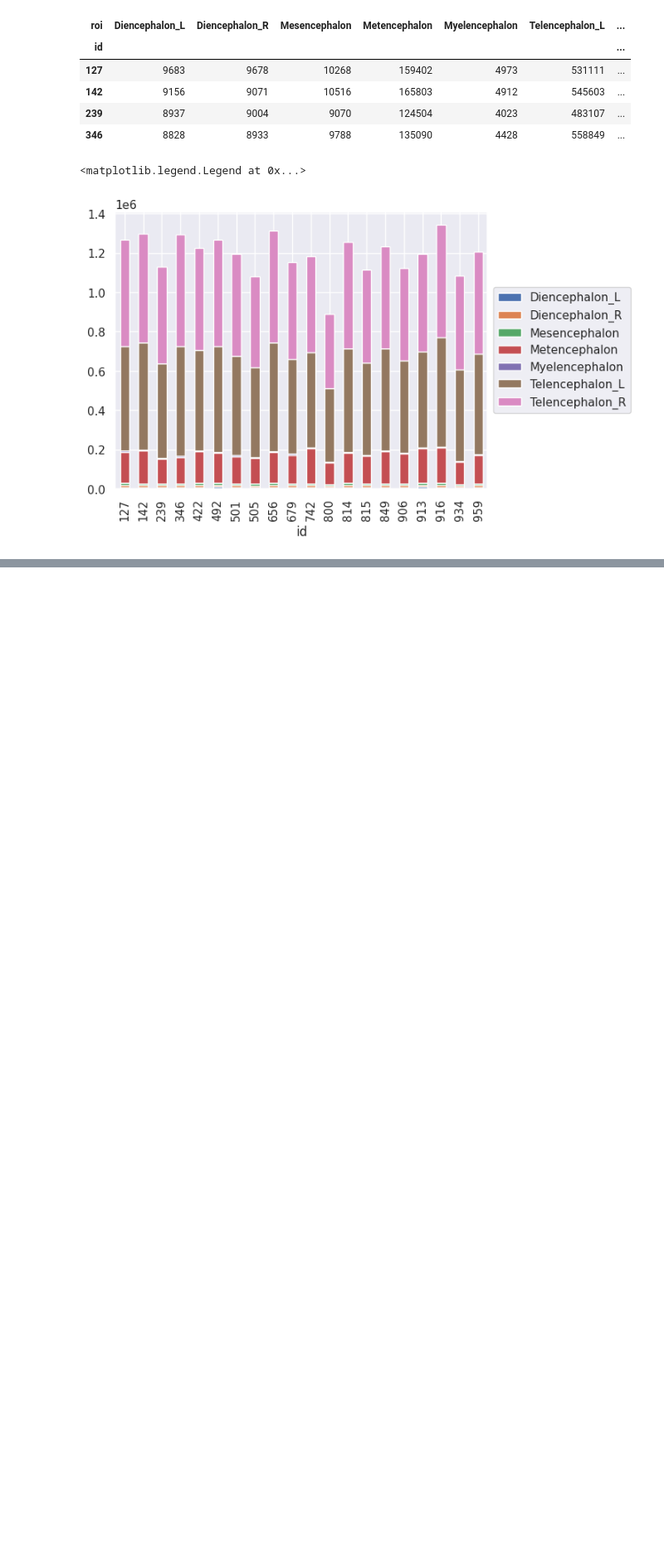
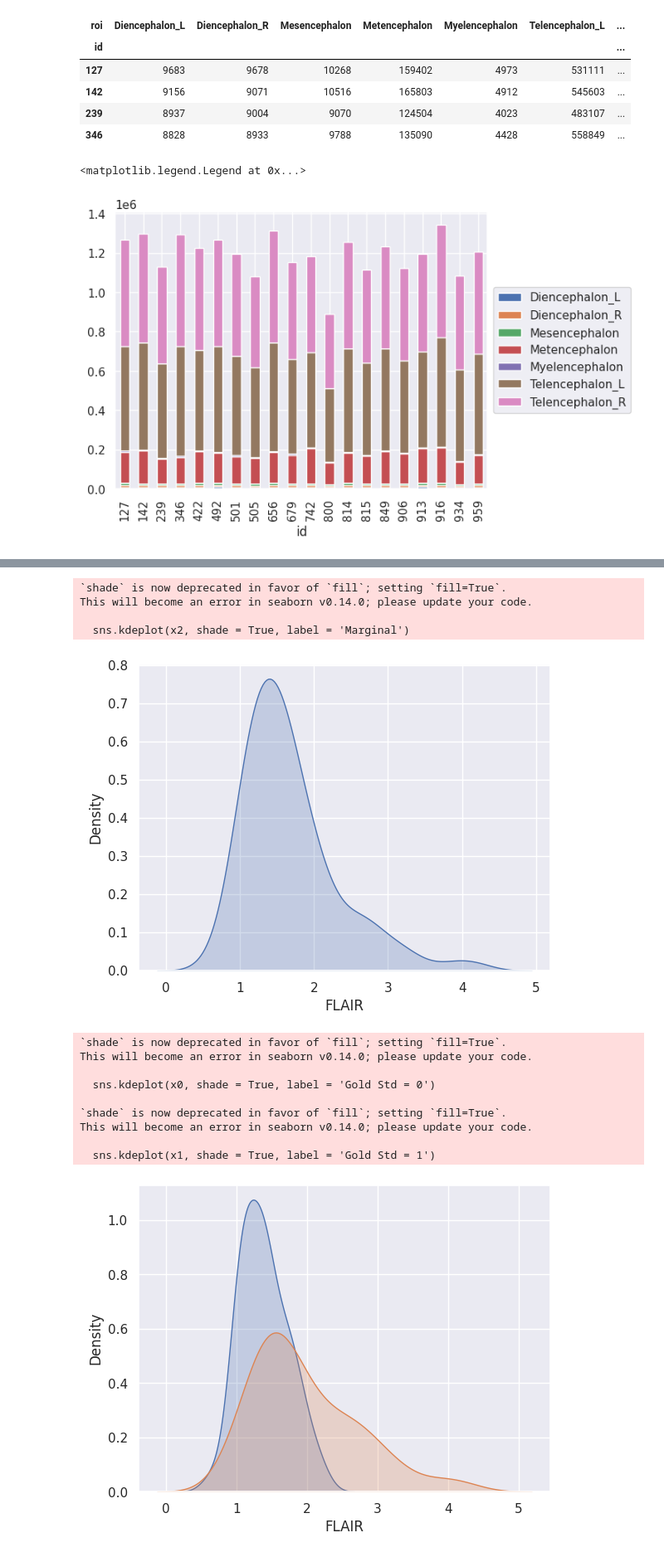
Before and after one commit to Livi-Arbo/BME-DS-Notes, a Jupyter notebook: Data_Science_Notes.ipynb, the cells around one changed output, grey strips where cells are left out. Shown at 83% size. Cells and saved outputs as stored; diff of their text form; code cells hidden in the pictures; blank space fills up the shorter version.

```diff
--- a/Data_Science_Notes.ipynb
+++ b/Data_Science_Notes.ipynb
@@ -182,0 +213,30 @@ plt.legend(loc='center left', bbox_to_anchor=(1.0, 0.5))
+# %%
+x0 = dat.FLAIR[dat.GOLD_Lesions == 0]
+x1 = dat.FLAIR[dat.GOLD_Lesions == 1]
+x2 = dat.FLAIR
+
+
+sns.kdeplot(x2, shade = True, label = 'Marginal')
+
+plt.show()
+
+sns.kdeplot(x0, shade = True, label = 'Gold Std = 0')
+sns.kdeplot(x1, shade = True, label = 'Gold Std = 1')
+
+plt.show()
+# %% [output]
+`shade` is now deprecated in favor of `fill`; setting `fill=True`.
+This will become an error in seaborn v0.14.0; please update your code.
+
+  sns.kdeplot(x2, shade = True, label = 'Marginal')
+[figure, added]
+`shade` is now deprecated in favor of `fill`; setting `fill=True`.
+This will become an error in seaborn v0.14.0; please update your code.
+
+  sns.kdeplot(x0, shade = True, label = 'Gold Std = 0')
+
+`shade` is now deprecated in favor of `fill`; setting `fill=True`.
+This will become an error in seaborn v0.14.0; please update your code.
+
+  sns.kdeplot(x1, shade = True, label = 'Gold Std = 1')
+[figure, added]
```
Also changed, not shown: parts of 17 cells of this notebook.
